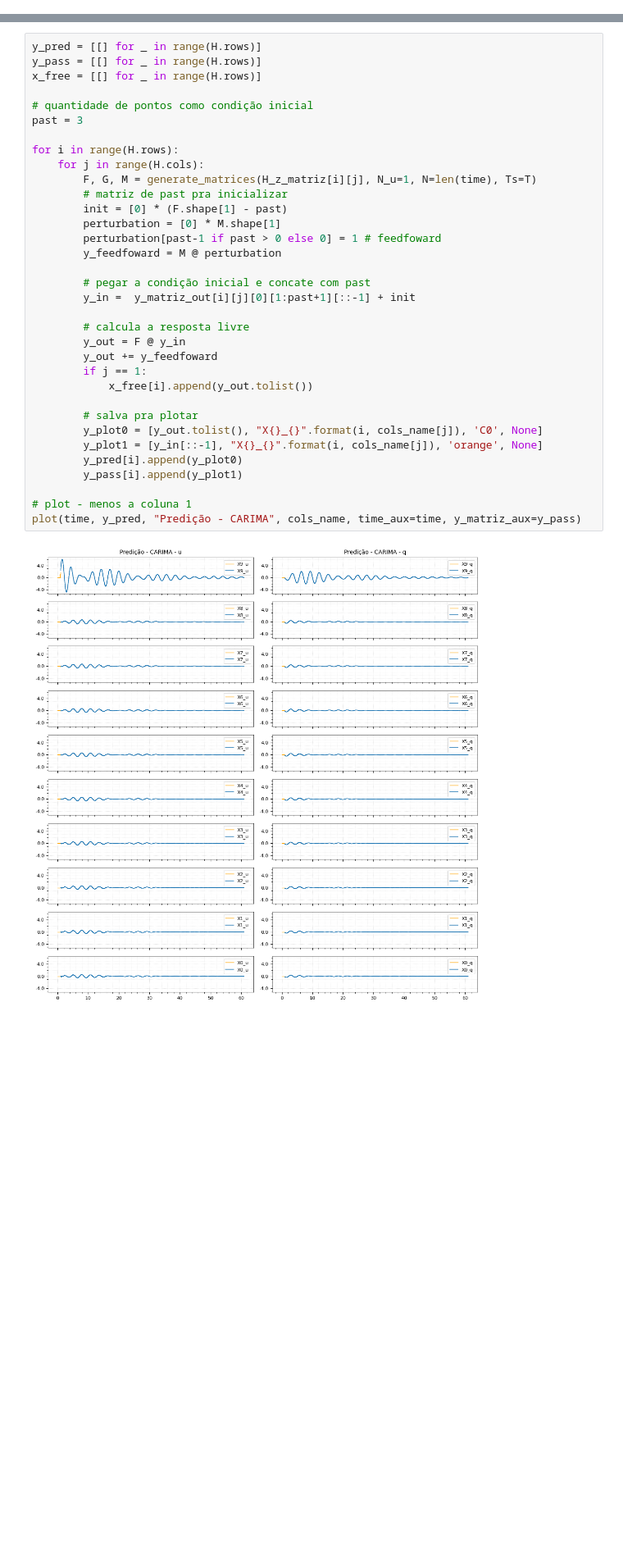
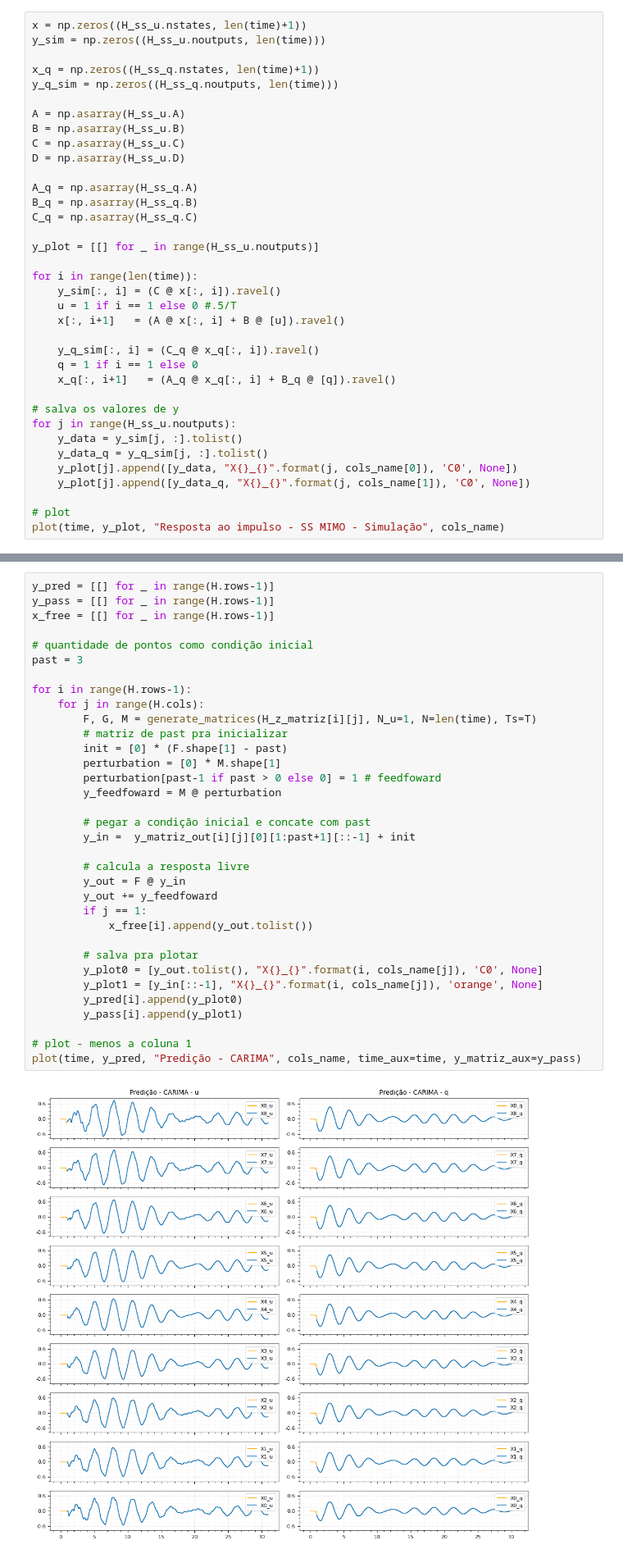
Before and after one commit to AlisonTristao/renovaveis, a Jupyter notebook: model.ipynb, the cells around one changed output, grey strips where cells are left out. Shown at 82% size. Cells and saved outputs as stored; diff of their text form; blank space fills up the shorter version.

```diff
--- a/model.ipynb
+++ b/model.ipynb
@@ -969,0 +974,36 @@ plot(t, y_matriz_out_ss, "Resposta ao impulso - SS MIMO", cols_name)
+# %%
+x = np.zeros((H_ss_u.nstates, len(time)+1))
+y_sim = np.zeros((H_ss_u.noutputs, len(time)))
+
+x_q = np.zeros((H_ss_q.nstates, len(time)+1))
+y_q_sim = np.zeros((H_ss_q.noutputs, len(time)))
+
+A = np.asarray(H_ss_u.A)
+B = np.asarray(H_ss_u.B)
+C = np.asarray(H_ss_u.C)
+D = np.asarray(H_ss_u.D)
+
+A_q = np.asarray(H_ss_q.A)
+B_q = np.asarray(H_ss_q.B)
+C_q = np.asarray(H_ss_q.C)
+
+y_plot = [[] for _ in range(H_ss_u.noutputs)]
+
+for i in range(len(time)):
+    y_sim[:, i] = (C @ x[:, i]).ravel()
+    u = 1 if i == 1 else 0 #.5/T
+    x[:, i+1]   = (A @ x[:, i] + B @ [u]).ravel()
+
+    y_q_sim[:, i] = (C_q @ x_q[:, i]).ravel()
+    q = 1 if i == 1 else 0
+    x_q[:, i+1]   = (A_q @ x_q[:, i] + B_q @ [q]).ravel()
+
+# salva os valores de y
+for j in range(H_ss_u.noutputs):
+    y_data = y_sim[j, :].tolist()
+    y_data_q = y_q_sim[j, :].tolist()
+    y_plot[j].append([y_data, "X{}_{}".format(j, cols_name[0]), 'C0', None])
+    y_plot[j].append([y_data_q, "X{}_{}".format(j, cols_name[1]), 'C0', None])
+
+# plot
+plot(time, y_plot, "Resposta ao impulso - SS MIMO - Simulação", cols_name)
@@ -984,41 +1026,41 @@ plot(time, y_matriz_out_no_atmd, "Resposta ao impulso sem ATMD", cols_name[1:])
 ### Predição - usando CARIMA
 ---
 # %%
-y_pred = [[] for _ in range(H.rows)]
-y_pass = [[] for _ in range(H.rows)]
-x_free = [[] for _ in range(H.rows)]
+y_pred = [[] for _ in range(H.rows-1)]
+y_pass = [[] for _ in range(H.rows-1)]
+x_free = [[] for _ in range(H.rows-1)]
 
 # quantidade de pontos como condição inicial
 past = 3
 
-for i in range(H.rows):
+for i in range(H.rows-1):
     for j in range(H.cols):
         F, G, M = generate_matrices(H_z_matriz[i][j], N_u=1, N=len(time), Ts=T)
         # matriz de past pra inicializar
         init = [0] * (F.shape[1] - past)
         perturbation = [0] * M.shape[1]
         perturbation[past-1 if past > 0 else 0] = 1 # feedfoward
         y_feedfoward = M @ perturbation
 
         # pegar a condição inicial e concate com past
         y_in =  y_matriz_out[i][j][0][1:past+1][::-1] + init
 
         # calcula a resposta livre
         y_out = F @ y_in
         y_out += y_feedfoward
         if j == 1:
             x_free[i].append(y_out.tolist())
 
         # salva pra plotar
         y_plot0 = [y_out.tolist(), "X{}_{}".format(i, cols_name[j]), 'C0', None]
         y_plot1 = [y_in[::-1], "X{}_{}".format(i, cols_name[j]), 'orange', None]
         y_pred[i].append(y_plot0)
         y_pass[i].append(y_plot1)
 
 # plot - menos a coluna 1
 plot(time, y_pred, "Predição - CARIMA", cols_name, time_aux=time, y_matriz_aux=y_pass)
 # %% [output]
-[figure, old version]
+[figure, new version]
 # %% [markdown]
 ---
 ### simulacao bolada
```
Also changed, not shown: parts of 16 cells of this notebook, 2 other files.
